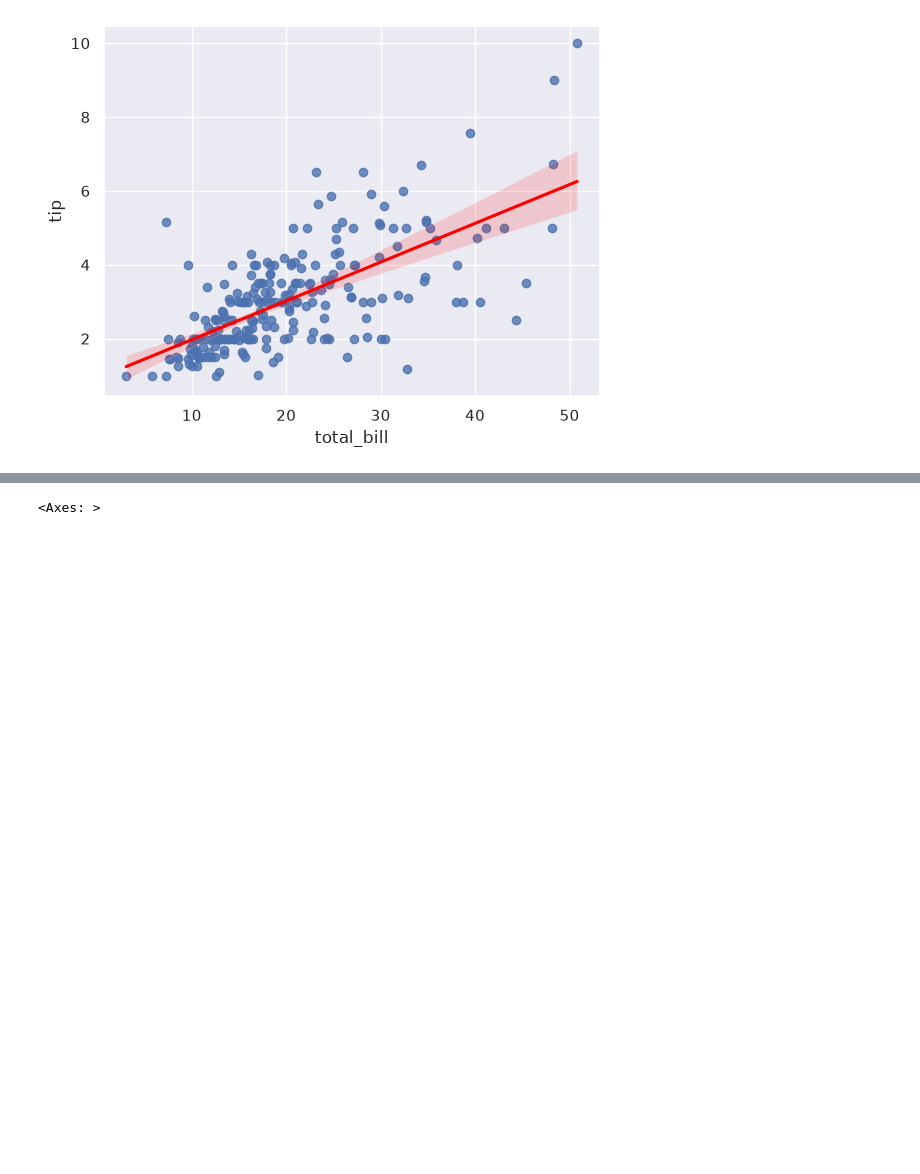
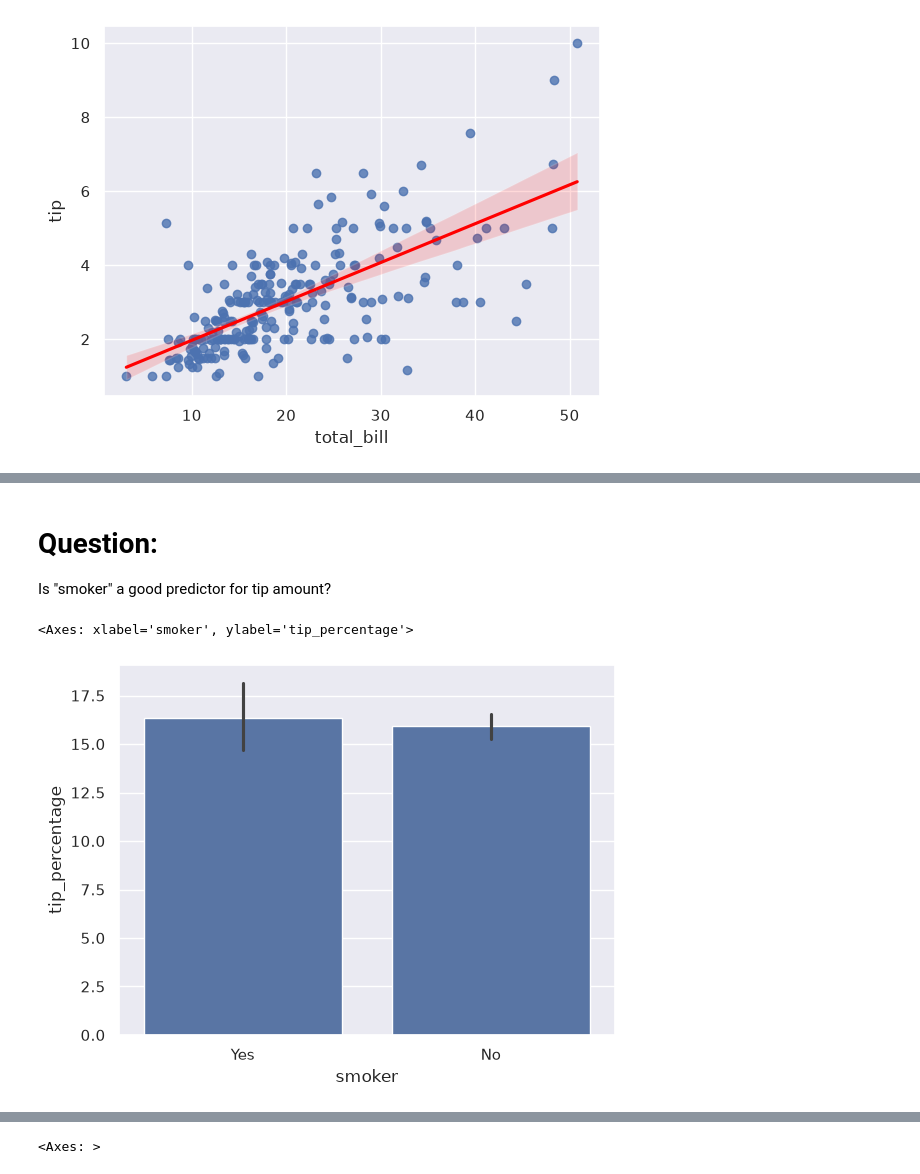
Before and after one commit to amir-razmi/tips-dataset-regression, a Jupyter notebook: notebooks/3-multivariate-data-analysis.ipynb, the cells around one changed output, grey strips where cells are left out. Drawn from its saved outputs; the diff is of its cells as text; code cells hidden in the pictures; blank space fills up the shorter version.

```diff
--- a/notebooks/3-multivariate-data-analysis.ipynb
+++ b/notebooks/3-multivariate-data-analysis.ipynb
@@ -94,0 +69,11 @@ sns.displot(data=df, x='tip', hue='sex', col='day', kind='kde', palette='viridis
+# %% [markdown]
+# Question:
+Is "smoker" a good predictor for tip amount?
+# %%
+sns.barplot(data=df, y='tip_percentage', x='smoker')
+
+#INFO: Smokers and non-smokers have similar average tip percentages. which indicates that smoking status does not significantly affect tipping behavior in this dataset.
+#      But, error bar in smokers is larger than non-smokers, which indicates that smokers have more variability in their tipping behavior compared to non-smokers.
+# %% [output]
+<Axes: xlabel='smoker', ylabel='tip_percentage'>
+[figure, added]
```
Also changed, not shown: parts of 17 cells of this notebook, 1 other file.
